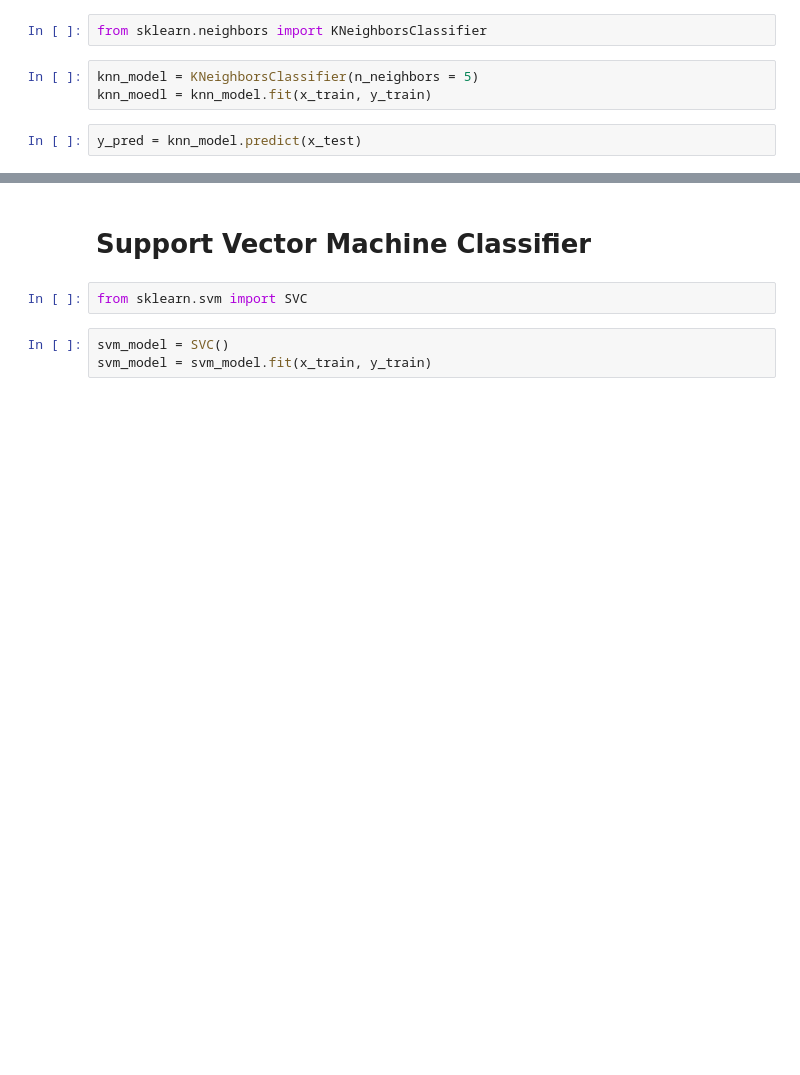
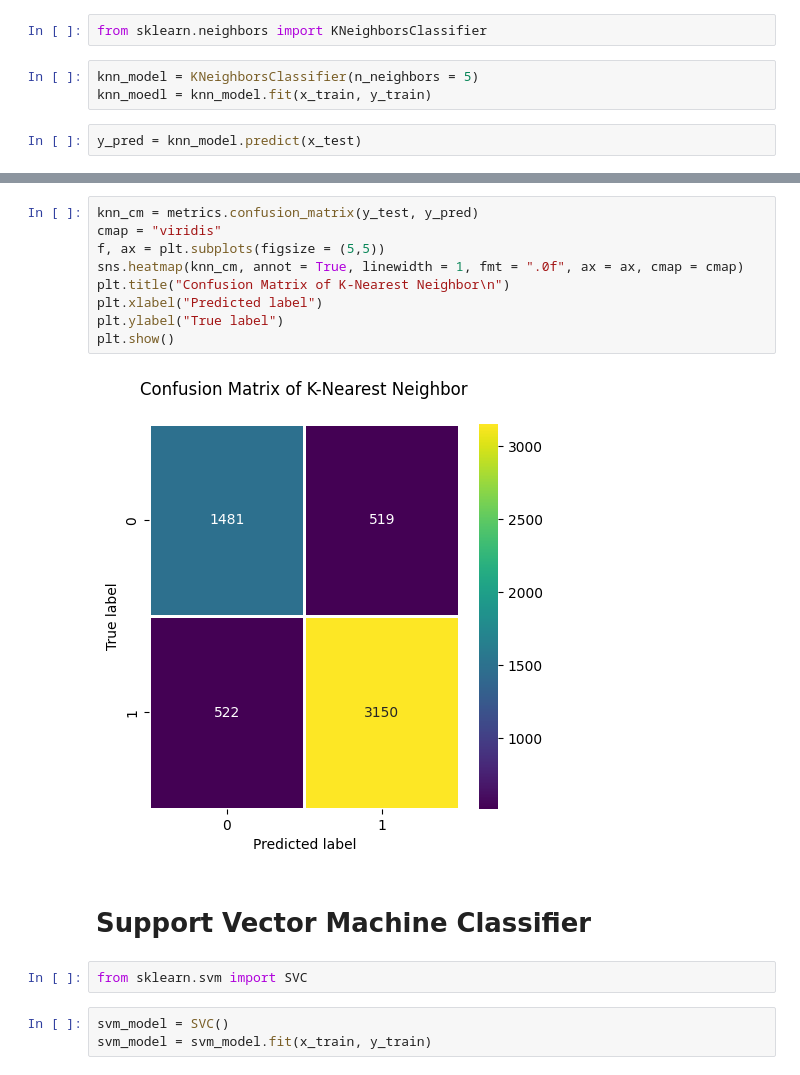
Before and after one commit to mj-debug/fcc-magic-example, a Jupyter notebook: fcc-MAGIC-example.ipynb, the cells around one changed output, grey strips where cells are left out. Drawn from its saved outputs; the diff is of its cells as text; blank space fills up the shorter version.

Commit message:
added confusion matrix

```diff
--- a/fcc-MAGIC-example.ipynb
+++ b/fcc-MAGIC-example.ipynb
@@ -259,3 +261,14 @@ F1 Score of knn model:  85.49%
+# %%
+knn_cm = metrics.confusion_matrix(y_test, y_pred)
+cmap = "viridis"
+f, ax = plt.subplots(figsize = (5,5))
+sns.heatmap(knn_cm, annot = True, linewidth = 1, fmt = ".0f", ax = ax, cmap = cmap)
+plt.title("Confusion Matrix of K-Nearest Neighbor\n")
+plt.xlabel("Predicted label")
+plt.ylabel("True label")
+plt.show()
+# %% [output]
+[figure, added]
 # %% [markdown]
 # Support Vector Machine Classifier
 # %%
```
Also changed, not shown: parts of 35 cells of this notebook, 4 other files.
